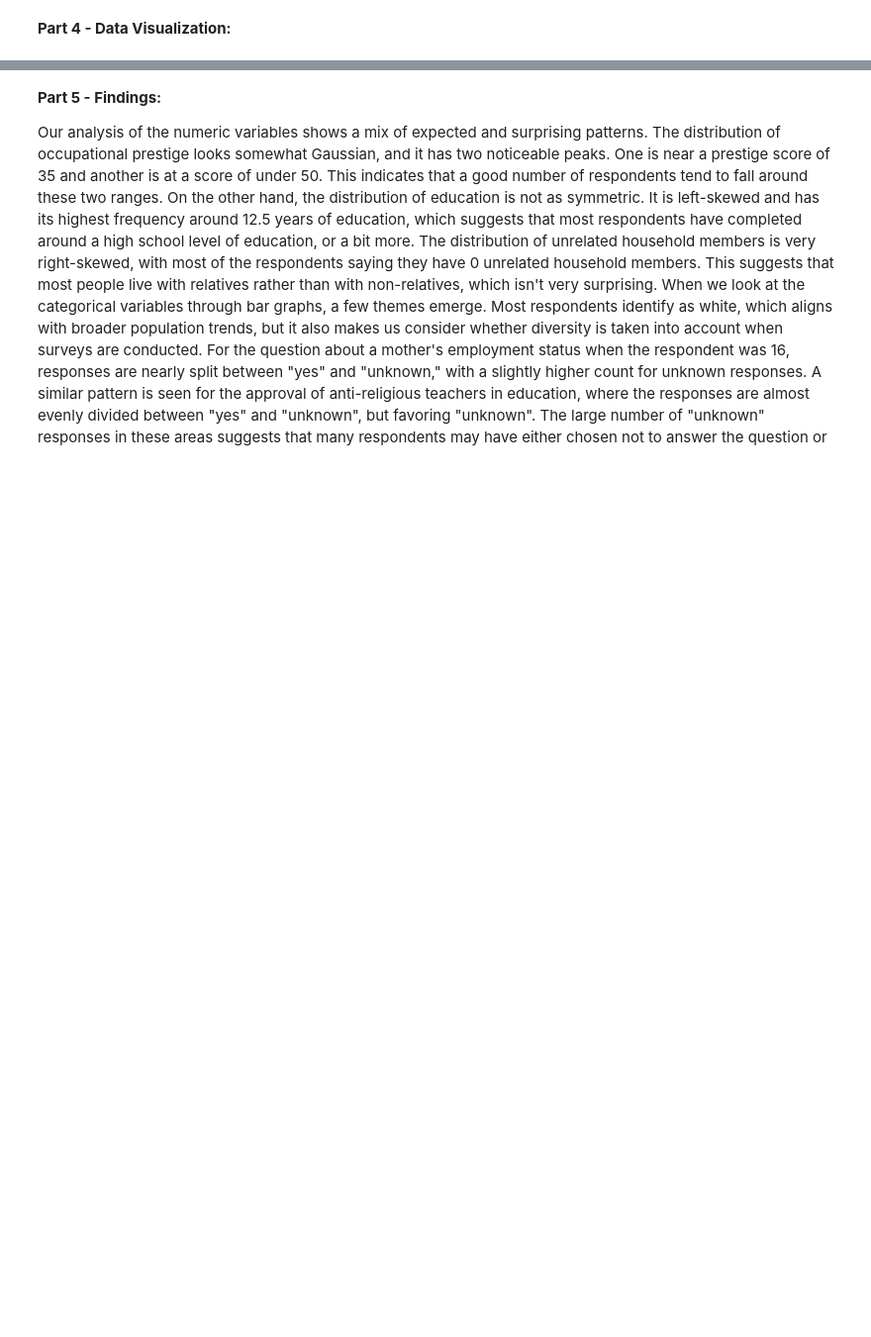
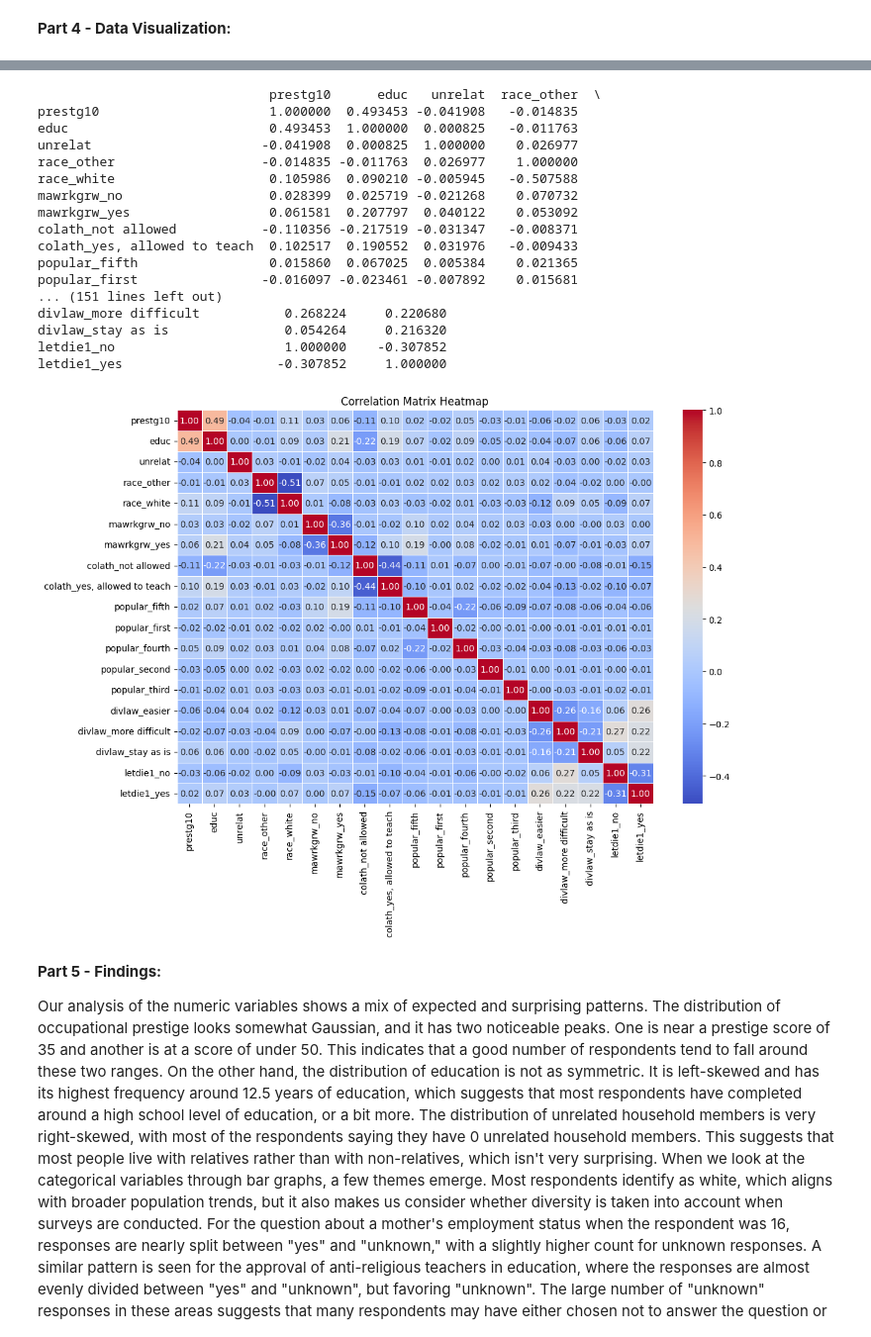
Before and after one commit to dahalnirusma/EDA, a Jupyter notebook: lab/gss.ipynb, the cells around one changed output, grey strips where cells are left out. Shown: that part at 99% size. Drawn from its saved outputs; the diff is of its cells as text; code cells hidden in the pictures; blank space fills up the shorter version.

Commit message:
Normalized categorical variables to get full correlation matrix

```diff
--- a/lab/gss.ipynb
+++ b/lab/gss.ipynb
@@ -212,4 +227,38 @@ Passing `palette` without assigning `hue` is deprecated and will be removed in v
 ... (5 outputs left out)
+# %%
+# Normalizing categorical variables to produce a heatmap that showcases relationship between all categories
+import seaborn as sns
+import matplotlib.pyplot as plt
+import pandas as pd
+
+
+normalized_df = pd.get_dummies(gss_df, columns=["race", "mawrkgrw", "colath", "popular", "divlaw", "letdie1"], drop_first=True)
+corr_matrix = normalized_df.corr()
+print(corr_matrix)
+
+plt.figure(figsize=(12, 8))
+sns.heatmap(corr_matrix, annot=True, cmap="coolwarm", fmt=".2f", linewidths=0.5)
+plt.title("Correlation Matrix Heatmap")
+plt.show()
+# %% [output]
+                              prestg10      educ   unrelat  race_other  \
+prestg10                      1.000000  0.493453 -0.041908   -0.014835
+educ                          0.493453  1.000000  0.000825   -0.011763
+unrelat                      -0.041908  0.000825  1.000000    0.026977
+race_other                   -0.014835 -0.011763  0.026977    1.000000
+race_white                    0.105986  0.090210 -0.005945   -0.507588
+mawrkgrw_no                   0.028399  0.025719 -0.021268    0.070732
+mawrkgrw_yes                  0.061581  0.207797  0.040122    0.053092
+colath_not allowed           -0.110356 -0.217519 -0.031347   -0.008371
+colath_yes, allowed to teach  0.102517  0.190552  0.031976   -0.009433
+popular_fifth                 0.015860  0.067025  0.005384    0.021365
+popular_first                -0.016097 -0.023461 -0.007892    0.015681
+... (151 lines left out)
+divlaw_more difficult           0.268224     0.220680
+divlaw_stay as is               0.054264     0.216320
+letdie1_no                      1.000000    -0.307852
+letdie1_yes                    -0.307852     1.000000
+[figure, added]
 # %% [markdown]
 **Part 5 - Findings:**
 
```
Also changed, not shown: parts of 4 cells of this notebook.
